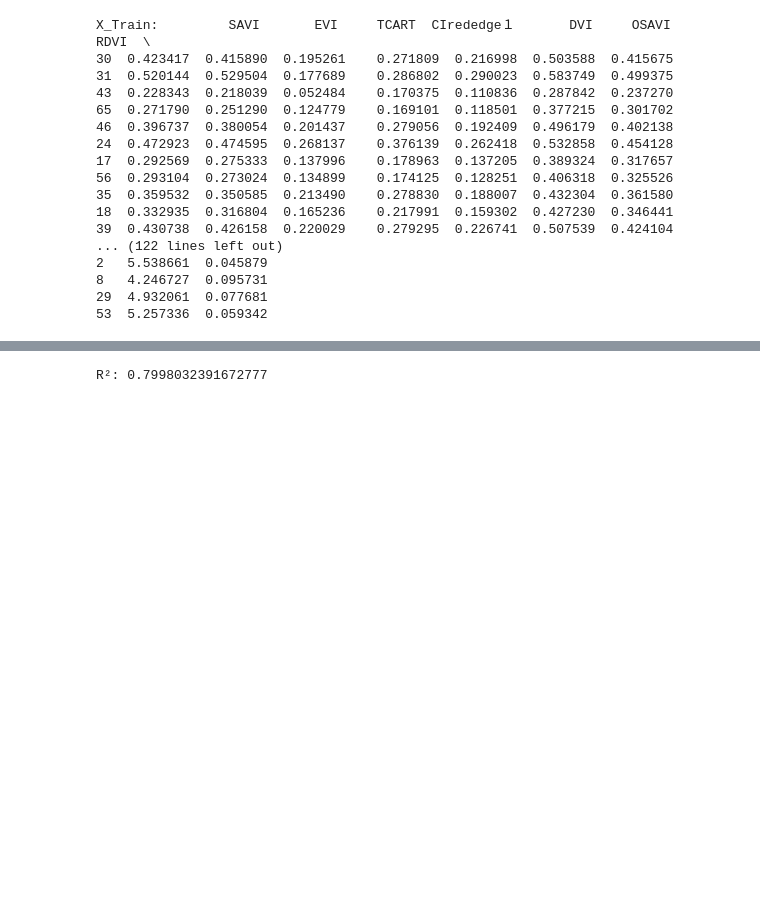
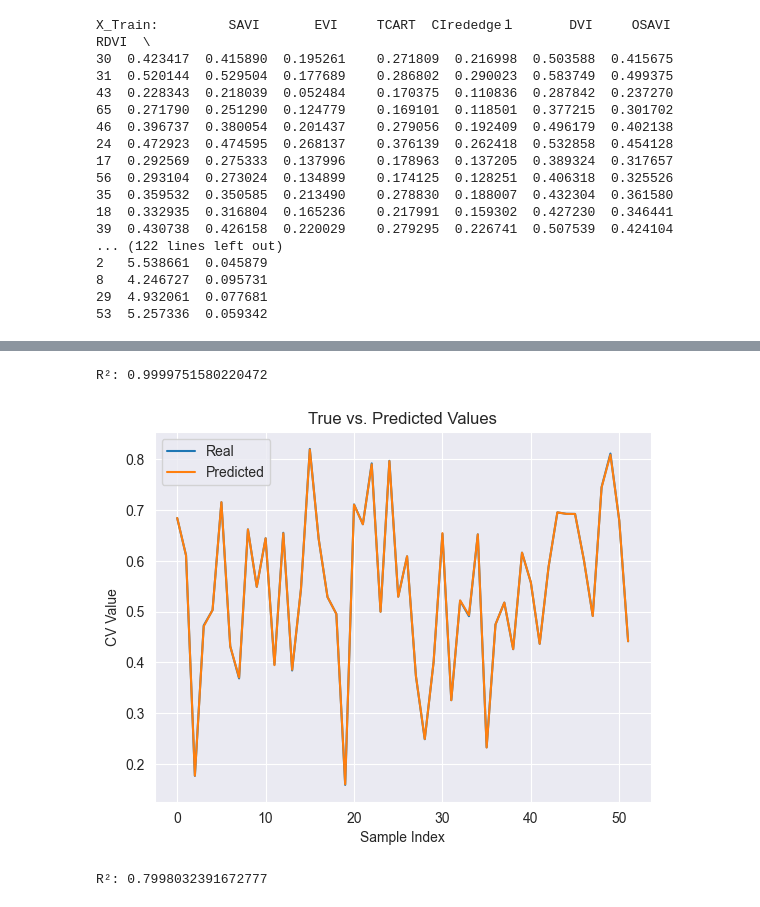
Before and after one commit to AnleHrc/MultiplyUseForMLD, a Jupyter notebook: PaperRelative/Xgboost/Xgboost.ipynb, the cells around one changed output, grey strips where cells are left out. Saved outputs shown, nothing was run; the diff lists cells and outputs as text; code cells hidden in the pictures; blank space fills up the shorter version.

```diff
--- a/PaperRelative/Xgboost/Xgboost.ipynb
+++ b/PaperRelative/Xgboost/Xgboost.ipynb
@@ -81,7 +93,25 @@ model = xgb.XGBRegressor()
 model.fit(X_train, y_train)
 
 # Evaluate the model on the testing set
+y_P_train = model.predict(X_train)
 y_pred = model.predict(X_test)
+# %%
+import matplotlib.pyplot as plt
+from sklearn.metrics import r2_score
+
+# Plot the true values and predicted values
+plt.plot(y_train.values,label="Real")
+plt.plot(y_P_train, label='Predicted')
+plt.title('True vs. Predicted Values')
+plt.xlabel('Sample Index')
+plt.ylabel('CV Value')
+r2 = r2_score(y_train,y_P_train)
+print("R²:",r2)
+plt.legend()
+plt.show()
+# %% [output]
+R²: 0.9999751580220472
+[figure, added]
 # %%
 
 
```
Also changed, not shown: parts of 2 cells of this notebook, 1 other file.
